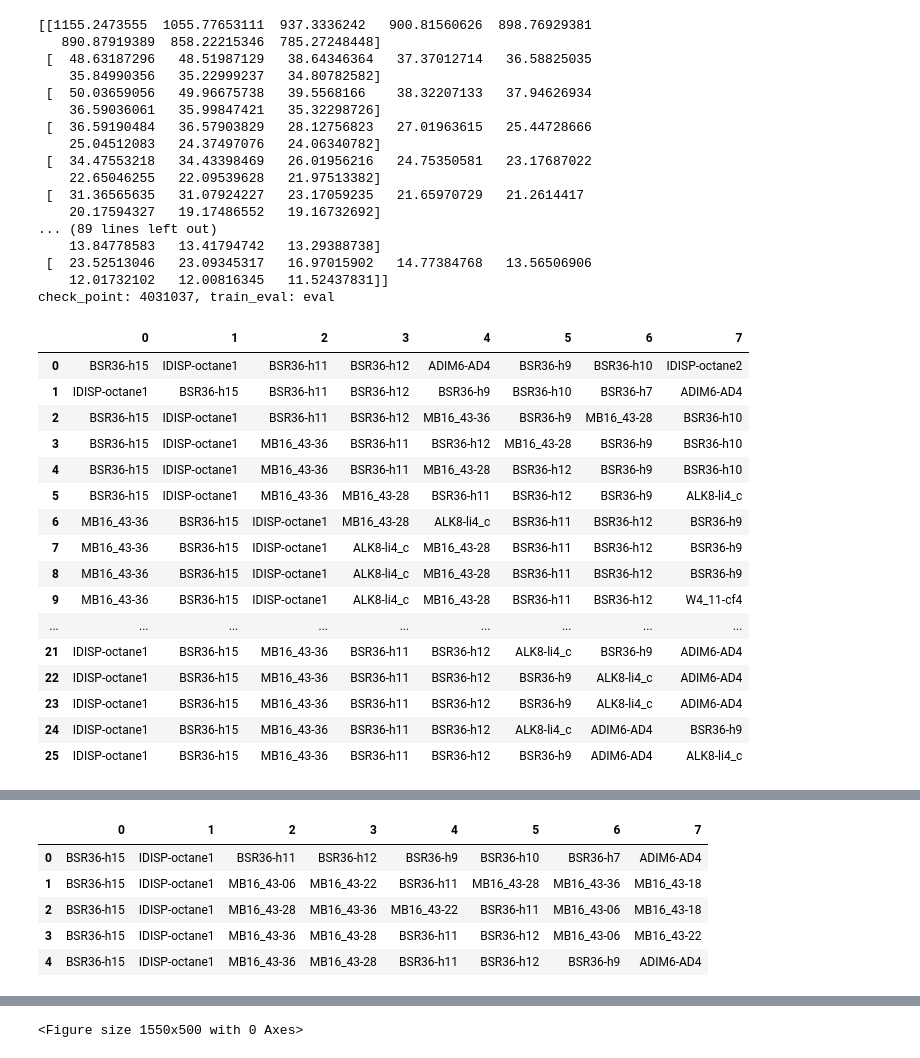
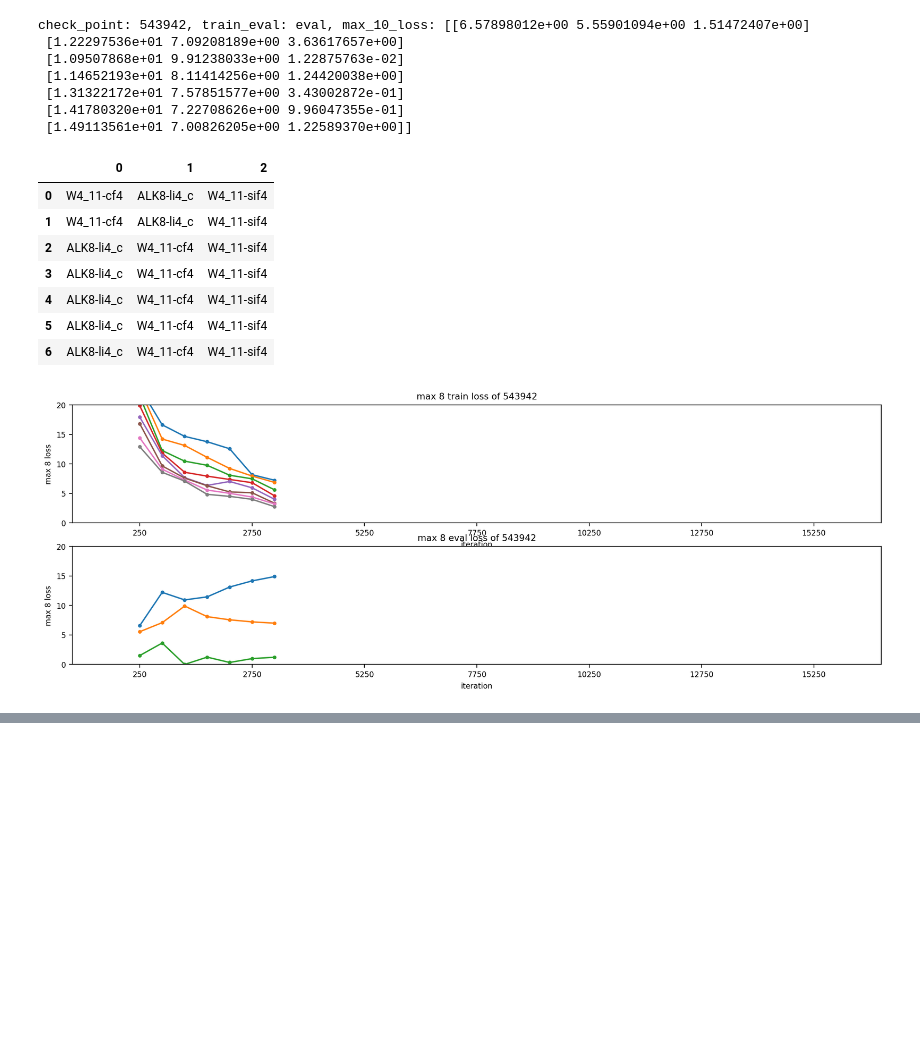
Before and after one commit to chem12346789/cc2cc, a Jupyter notebook: jupyter-notebook/view_loss.ipynb, the cells around one changed output, grey strips where cells are left out. Saved outputs shown, nothing was run; the diff lists cells and outputs as text; code cells hidden in the pictures; blank space fills up the shorter version.

```diff
--- a/jupyter-notebook/view_loss.ipynb
+++ b/jupyter-notebook/view_loss.ipynb
@@ -26,14 +26,13 @@ plt.rcParams["font.size"] = 8
 number_of_max = 8
 
 check_point_list = [
-    "4031037",
-    "2583694",
-    "2586375",
-    # "2877662",
+    "543942",
 ]
 
 f, axes = plt.subplots(2, len(check_point_list))
-axes = np.array(axes).transpose()
+axes = np.array(axes).reshape(
+    (len(check_point_list), 2)
+)  # Reshape to 2 rows and len(check_point_list) columns
 
 for iter_check_point, check_point in enumerate(check_point_list):
     for iter_train_eval, train_eval in enumerate(
@@ -68,24 +67,22 @@ for iter_check_point, check_point in enumerate(check_point_list):
                 max_10_loss = np.vstack((max_10_loss, data[data_argsort]))
                 data_name_list = np.vstack((data_name_list, [i_mol.split("_cc-pVDZ")[0] for i_mol in data_name[data_argsort]]))
 
-        print(max_10_loss)
         max_10_loss = max_10_loss[1::2, :]
         data_name_list = data_name_list[1::2, :]
-        print(f"check_point: {check_point}, train_eval: {train_eval}")
+        print(f"check_point: {check_point}, train_eval: {train_eval}, max_10_loss: {max_10_loss}")
         df_summary = pd.DataFrame(data_name_list)
         display(df_summary)
 
-        for i in range(number_of_max):
-            # print(max_10_loss[:, i])
+        for i in range(max_10_loss.shape[1]):
             axes[iter_check_point, iter_train_eval].plot(
-                (max_10_loss[:, i]),
+                max_10_loss[:, i],
                 label=f"max {i+1} loss",
                 marker="o",
                 markersize=3,
             )
 
         xmax = 30
-        ymax = 40
+        ymax = 20
 
         axes[iter_check_point, iter_train_eval].set_xlabel("iteration")
         axes[iter_check_point, iter_train_eval].set_xlim(-xmax * 0.1, xmax * 1.1)
@@ -143,34 +128,16 @@ check_point: 4031037, train_eval: train
-[[1155.2473555  1055.77653111  937.3336242   900.81560626  898.76929381
-   890.87919389  858.22215346  785.27248448]
- [  48.63187296   48.51987129   38.64346364   37.37012714   36.58825035
-    35.84990356   35.22999237   34.80782582]
- [  50.03659056   49.96675738   39.5568166    38.32207133   37.94626934
-    36.59036061   35.99847421   35.32298726]
- [  36.59190484   36.57903829   28.12756823   27.01963615   25.44728666
-    25.04512083   24.37497076   24.06340782]
- [  34.47553218   34.43398469   26.01956216   24.75350581   23.17687022
-    22.65046255   22.09539628   21.97513382]
- [  31.36565635   31.07924227   23.17059235   21.65970729   21.2614417
-    20.17594327   19.17486552   19.16732692]
-... (89 lines left out)
-    13.84778583   13.41794742   13.29388738]
- [  23.52513046   23.09345317   16.97015902   14.77384768   13.56506906
-    12.01732102   12.00816345   11.52437831]]
-check_point: 4031037, train_eval: eval
+check_point: 543942, train_eval: eval, max_10_loss: [[6.57898012e+00 5.55901094e+00 1.51472407e+00]
+ [1.22297536e+01 7.09208189e+00 3.63617657e+00]
+ [1.09507868e+01 9.91238033e+00 1.22875763e-02]
+ [1.14652193e+01 8.11414256e+00 1.24420038e+00]
+ [1.31322172e+01 7.57851577e+00 3.43002872e-01]
+ [1.41780320e+01 7.22708626e+00 9.96047355e-01]
+ [1.49113561e+01 7.00826205e+00 1.22589370e+00]]
-|  | 0 | 1 | 2 | 3 | 4 | 5 | 6 | 7 |
-| 0 | BSR36-h15 | IDISP-octane1 | BSR36-h11 | BSR36-h12 | ADIM6-AD4 | BSR36-h9 | BSR36-h10 | IDISP-octane2 |
-| 1 | IDISP-octane1 | BSR36-h15 | BSR36-h11 | BSR36-h12 | BSR36-h9 | BSR36-h10 | BSR36-h7 | ADIM6-AD4 |
-| 2 | BSR36-h15 | IDISP-octane1 | BSR36-h11 | BSR36-h12 | MB16_43-36 | BSR36-h9 | MB16_43-28 | BSR36-h10 |
-| 3 | BSR36-h15 | IDISP-octane1 | MB16_43-36 | BSR36-h11 | BSR36-h12 | MB16_43-28 | BSR36-h9 | BSR36-h10 |
-| 4 | BSR36-h15 | IDISP-octane1 | MB16_43-36 | BSR36-h11 | MB16_43-28 | BSR36-h12 | BSR36-h9 | BSR36-h10 |
-| 5 | BSR36-h15 | IDISP-octane1 | MB16_43-36 | MB16_43-28 | BSR36-h11 | BSR36-h12 | BSR36-h9 | ALK8-li4_c |
-| 6 | MB16_43-36 | BSR36-h15 | IDISP-octane1 | MB16_43-28 | ALK8-li4_c | BSR36-h11 | BSR36-h12 | BSR36-h9 |
-| 7 | MB16_43-36 | BSR36-h15 | IDISP-octane1 | ALK8-li4_c | MB16_43-28 | BSR36-h11 | BSR36-h12 | BSR36-h9 |
-| 8 | MB16_43-36 | BSR36-h15 | IDISP-octane1 | ALK8-li4_c | MB16_43-28 | BSR36-h11 | BSR36-h12 | BSR36-h9 |
-| 9 | MB16_43-36 | BSR36-h15 | IDISP-octane1 | ALK8-li4_c | MB16_43-28 | BSR36-h11 | BSR36-h12 | W4_11-cf4 |
-| ... | ... | ... | ... | ... | ... | ... | ... | ... |
-| 21 | IDISP-octane1 | BSR36-h15 | MB16_43-36 | BSR36-h11 | BSR36-h12 | ALK8-li4_c | BSR36-h9 | ADIM6-AD4 |
-| 22 | IDISP-octane1 | BSR36-h15 | MB16_43-36 | BSR36-h11 | BSR36-h12 | BSR36-h9 | ALK8-li4_c | ADIM6-AD4 |
-| 23 | IDISP-octane1 | BSR36-h15 | MB16_43-36 | BSR36-h11 | BSR36-h12 | BSR36-h9 | ALK8-li4_c | ADIM6-AD4 |
-| 24 | IDISP-octane1 | BSR36-h15 | MB16_43-36 | BSR36-h11 | BSR36-h12 | ALK8-li4_c | ADIM6-AD4 | BSR36-h9 |
-| 25 | IDISP-octane1 | BSR36-h15 | MB16_43-36 | BSR36-h11 | BSR36-h12 | BSR36-h9 | ADIM6-AD4 | ALK8-li4_c |
+|  | 0 | 1 | 2 |
+| 0 | W4_11-cf4 | ALK8-li4_c | W4_11-sif4 |
+| 1 | W4_11-cf4 | ALK8-li4_c | W4_11-sif4 |
+| 2 | ALK8-li4_c | W4_11-cf4 | W4_11-sif4 |
+| 3 | ALK8-li4_c | W4_11-cf4 | W4_11-sif4 |
+| 4 | ALK8-li4_c | W4_11-cf4 | W4_11-sif4 |
+| 5 | ALK8-li4_c | W4_11-cf4 | W4_11-sif4 |
+| 6 | ALK8-li4_c | W4_11-cf4 | W4_11-sif4 |
+[figure, new version]
@@ -217,6 +144,0 @@ check_point: 2583694, train_eval: eval
-|  | 0 | 1 | 2 | 3 | 4 | 5 | 6 | 7 |
-| 0 | BSR36-h15 | IDISP-octane1 | BSR36-h11 | BSR36-h12 | BSR36-h9 | BSR36-h10 | BSR36-h7 | ADIM6-AD4 |
-| 1 | BSR36-h15 | IDISP-octane1 | MB16_43-06 | MB16_43-22 | BSR36-h11 | MB16_43-28 | MB16_43-36 | MB16_43-18 |
-| 2 | BSR36-h15 | IDISP-octane1 | MB16_43-28 | MB16_43-36 | MB16_43-22 | BSR36-h11 | MB16_43-06 | MB16_43-18 |
-| 3 | BSR36-h15 | IDISP-octane1 | MB16_43-36 | MB16_43-28 | BSR36-h11 | BSR36-h12 | MB16_43-06 | MB16_43-22 |
-| 4 | BSR36-h15 | IDISP-octane1 | MB16_43-36 | MB16_43-28 | BSR36-h11 | BSR36-h12 | BSR36-h9 | ADIM6-AD4 |
@@ -270 +144,0 @@ check_point: 2586375, train_eval: eval
-<Figure size 1550x500 with 0 Axes>
```
Also changed, not shown: parts of 2 cells of this notebook, 13 other files.
